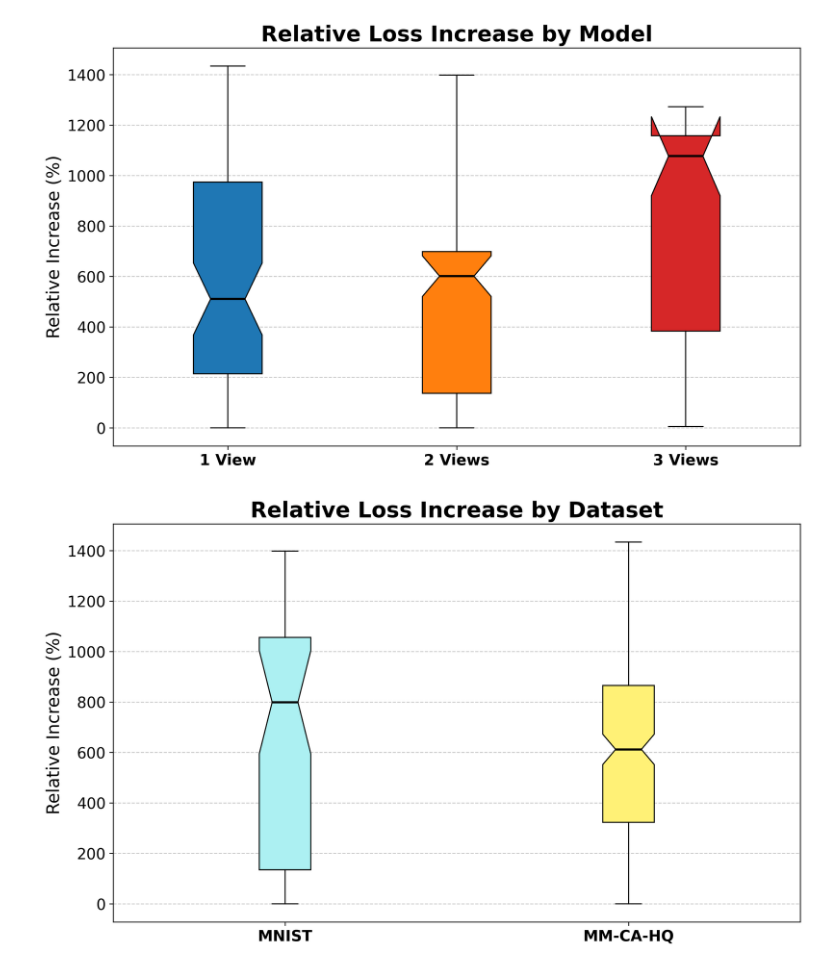
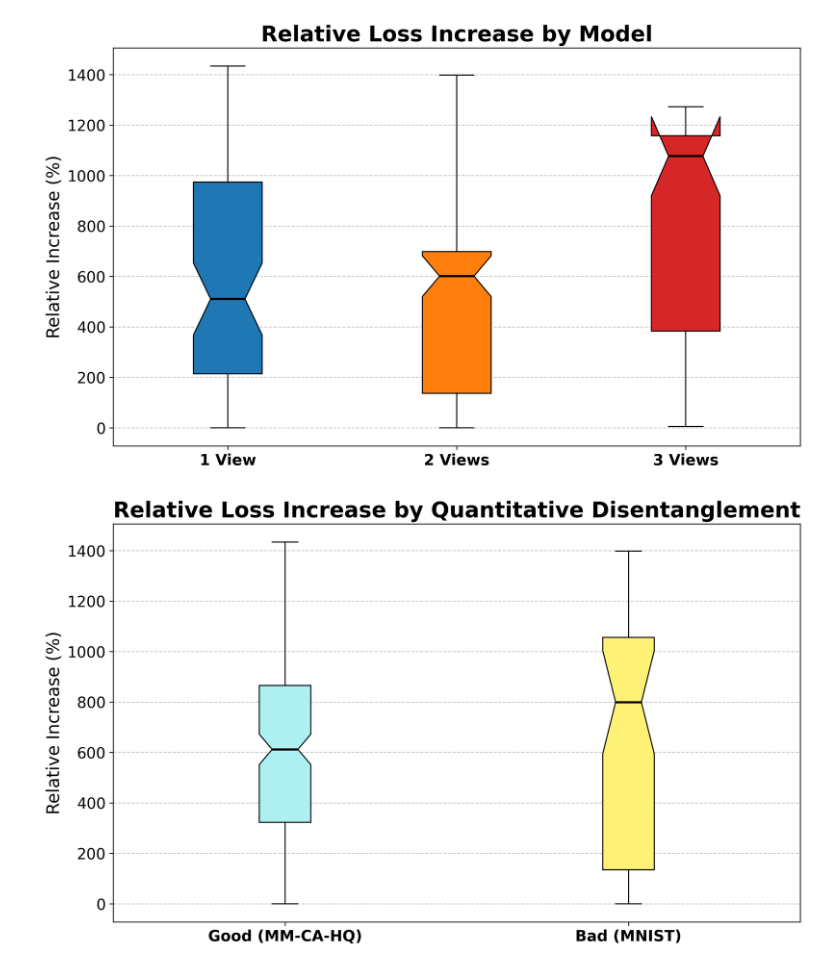
Before and after one commit to ClarysseArthur/VUB-MT-Development, a Jupyter notebook: Models/CrossModel/StatTest-Attack.ipynb, the cells around one changed output. Drawn from its saved outputs; the diff is of its cells as text; code cells hidden in the pictures.

Commit message:
Added extra disentanglement comparison chart

```diff
--- a/Models/CrossModel/StatTest-Attack.ipynb
+++ b/Models/CrossModel/StatTest-Attack.ipynb
@@ -811,8 +886,8 @@ plt.show()
 [figure]
 # %%
 test_rows = [
+    'MMCA',
     'MNIST',
-    'MMCA',
 ]
 
 group_col = 'dataset'
@@ -833,34 +908,34 @@ colors = [
 fig, ax = plt.subplots(figsize=(10, 6), dpi=300)
 
 box = ax.boxplot(
     values,
-    labels=['MNIST', 'MM-CA-HQ'],
+    labels=['Good (MM-CA-HQ)', 'Bad (MNIST)'],
     patch_artist=True,
     showfliers=True,
     notch=True,
 )
 
 for patch, color in zip(box['boxes'], colors):
     patch.set_facecolor(color)
     patch.set_alpha(1)
 
 for median in box['medians']:
     median.set_color('black')
     median.set_linewidth(2)
 
 ax.set_ylabel('Relative Increase (%)', fontsize=16)
-ax.set_title('Relative Loss Increase by Dataset', fontsize=20, fontweight='bold')
+ax.set_title('Relative Loss Increase by Quantitative Disentanglement', fontsize=20, fontweight='bold')
 
 ax.tick_params(axis='both', labelsize=14)
 
 for tick in ax.get_xticklabels():
     tick.set_fontweight('bold')
 
 ax.grid(axis='y', linestyle='--', alpha=0.7)
 ax.set_axisbelow(True)
 
 plt.tight_layout()
-plt.savefig('./img/relative_adv_increase_by_dataset_boxplot.png', dpi=300)
+plt.savefig('./img/relative_adv_increase_by_quantitative_disentanglement_boxplot.png', dpi=300)
 plt.show()
 # %% [output]
-[figure, old version]
+[figure, new version]
```
Also changed, not shown: parts of 2 cells of this notebook, 5 other files.
